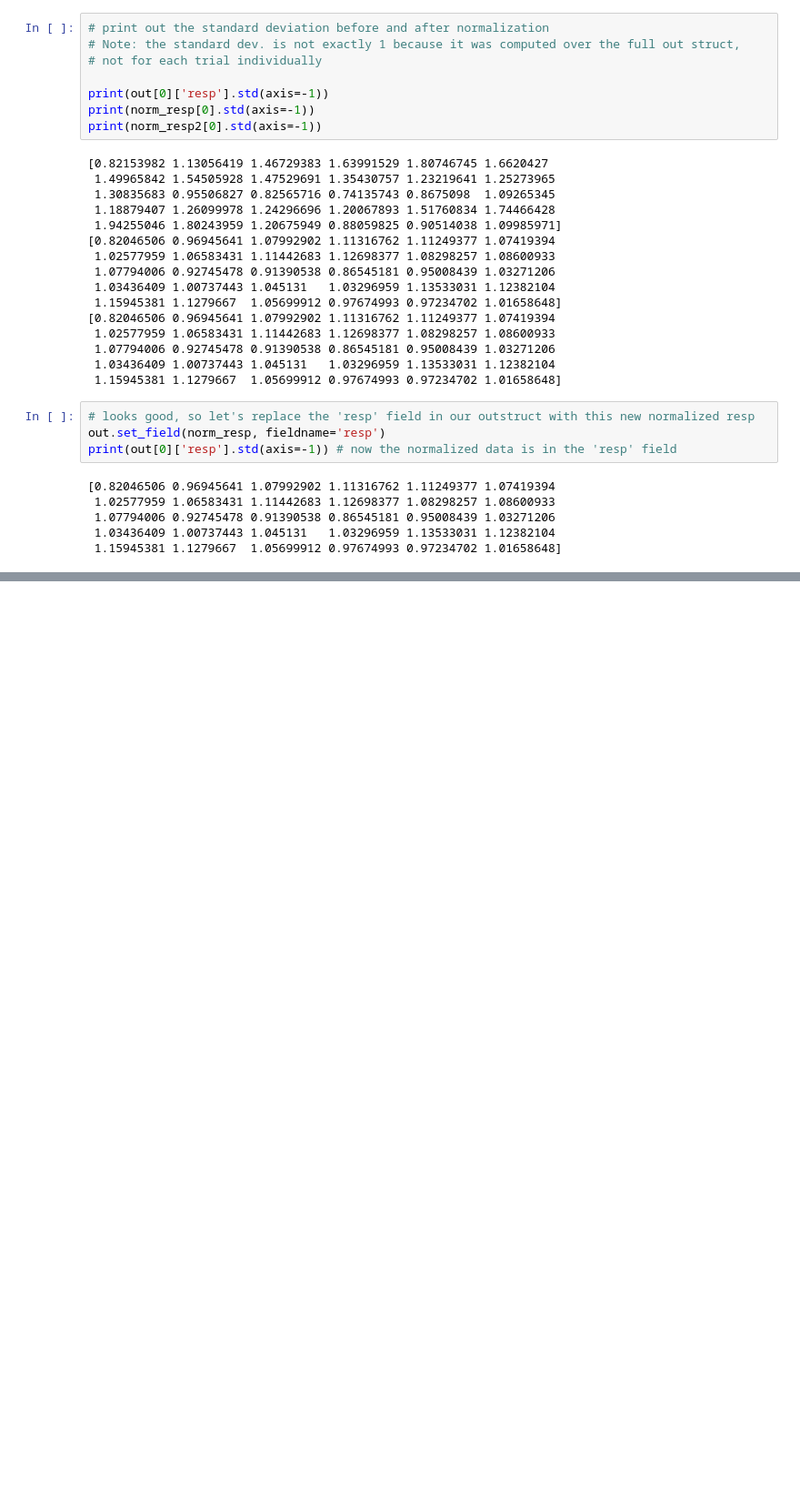
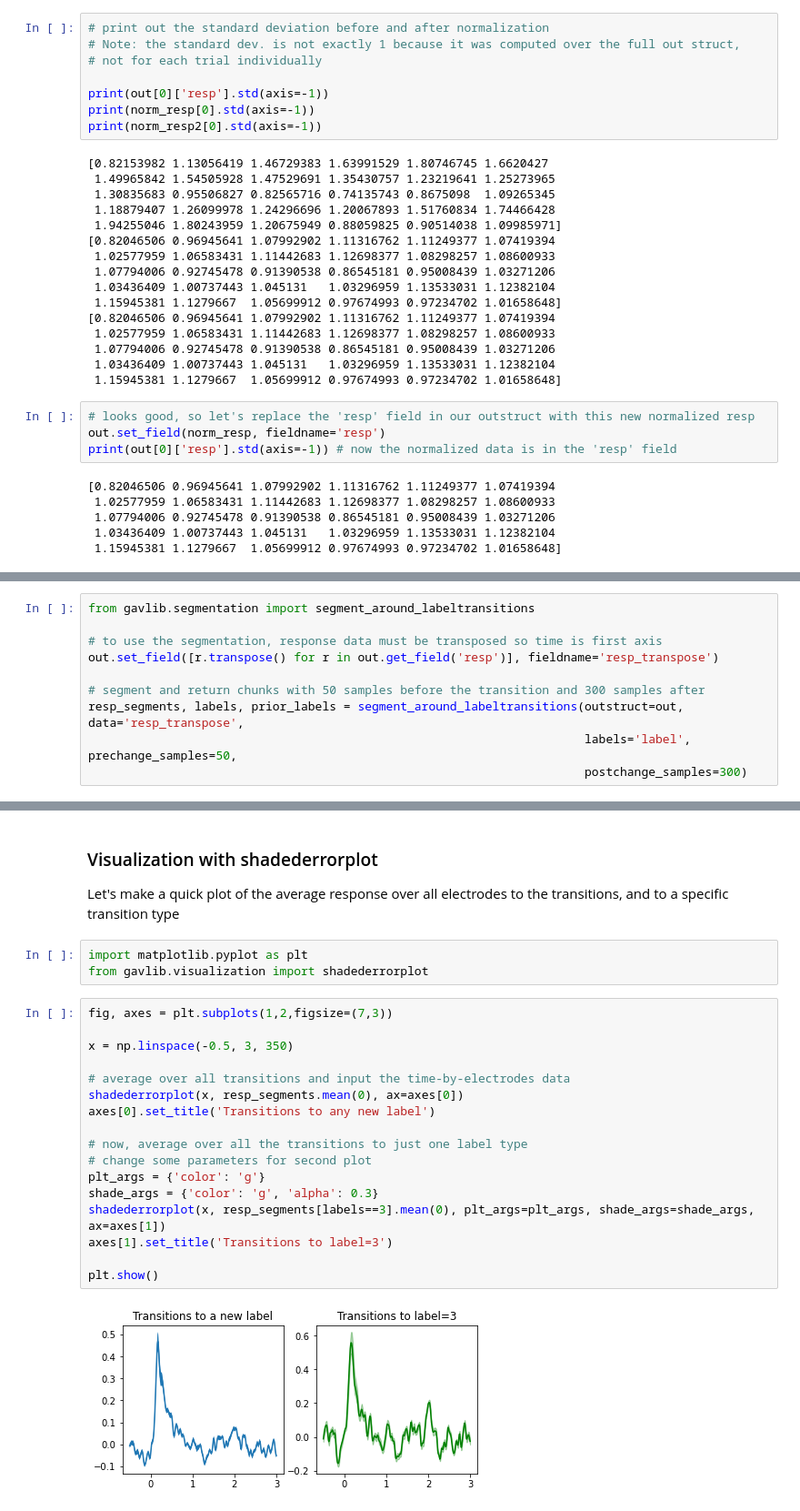
Before and after one commit to naplab/naplib-python, a Jupyter notebook: examples/out_structure_manipulation.ipynb, the cells around one changed output, grey strips where cells are left out. Shown at 91% size. Drawn from its saved outputs; the diff is of its cells as text; blank space fills up the shorter version.

```diff
--- a/examples/out_structure_manipulation.ipynb
+++ b/examples/out_structure_manipulation.ipynb
@@ -91,0 +96,10 @@ print(out[0]['resp'].std(axis=-1)) # now the normalized data is in the 'resp' fi
+# %%
+from gavlib.segmentation import segment_around_labeltransitions
+
+# to use the segmentation, response data must be transposed so time is first axis
+out.set_field([r.transpose() for r in out.get_field('resp')], fieldname='resp_transpose')
+
+# segment and return chunks with 50 samples before the transition and 300 samples after
+resp_segments, labels, prior_labels = segment_around_labeltransitions(outstruct=out, data='resp_transpose',
+                                                                      labels='label', prechange_samples=50,
+                                                                      postchange_samples=300)
@@ -91,0 +115,26 @@ print(out[0]['resp'].std(axis=-1)) # now the normalized data is in the 'resp' fi
+# %% [markdown]
+### Visualization with shadederrorplot
+
+Let's make a quick plot of the average response over all electrodes to the transitions, and to a specific transition type
+# %%
+import matplotlib.pyplot as plt
+from gavlib.visualization import shadederrorplot
+# %%
+fig, axes = plt.subplots(1,2,figsize=(7,3))
+
+x = np.linspace(-0.5, 3, 350)
+
+# average over all transitions and input the time-by-electrodes data
+shadederrorplot(x, resp_segments.mean(0), ax=axes[0])
+axes[0].set_title('Transitions to any new label')
+
+# now, average over all the transitions to just one label type
+# change some parameters for second plot
+plt_args = {'color': 'g'}
+shade_args = {'color': 'g', 'alpha': 0.3}
+shadederrorplot(x, resp_segments[labels==3].mean(0), plt_args=plt_args, shade_args=shade_args, ax=axes[1])
+axes[1].set_title('Transitions to label=3')
+
+plt.show()
+# %% [output]
+[figure, added]
```
Also changed, not shown: parts of 2 cells of this notebook, 1 other file.
